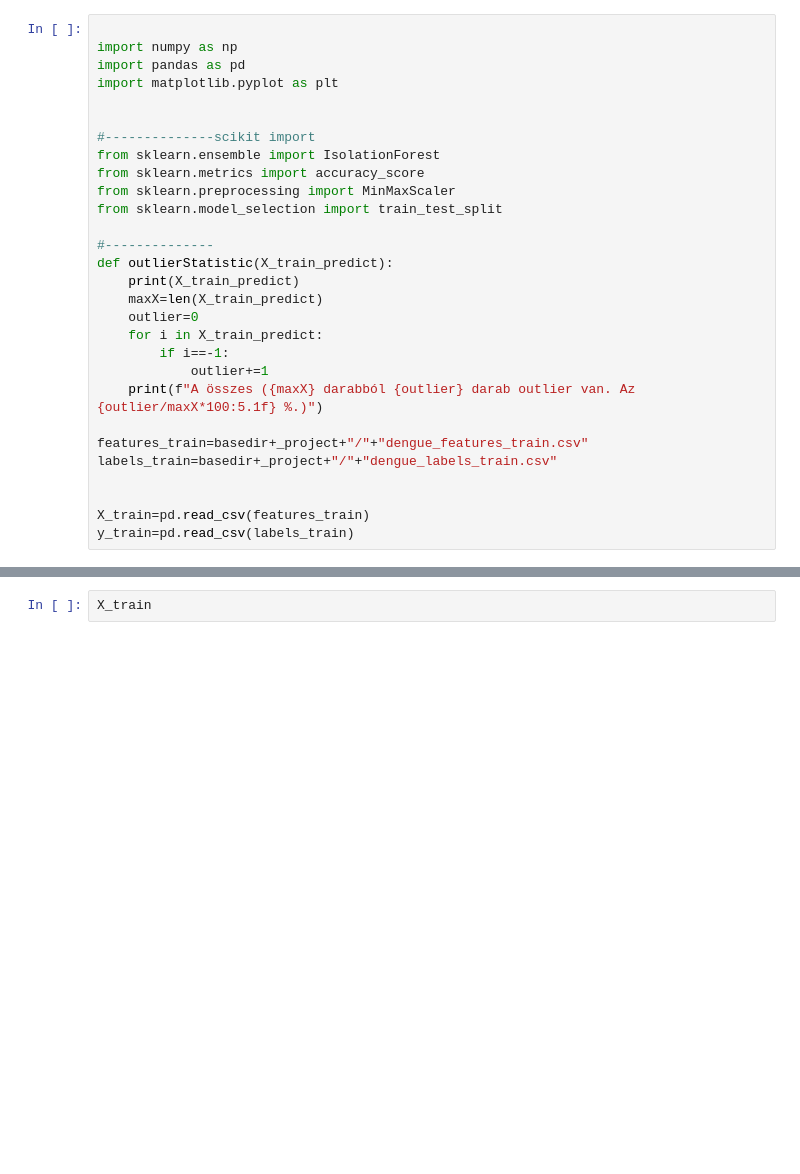
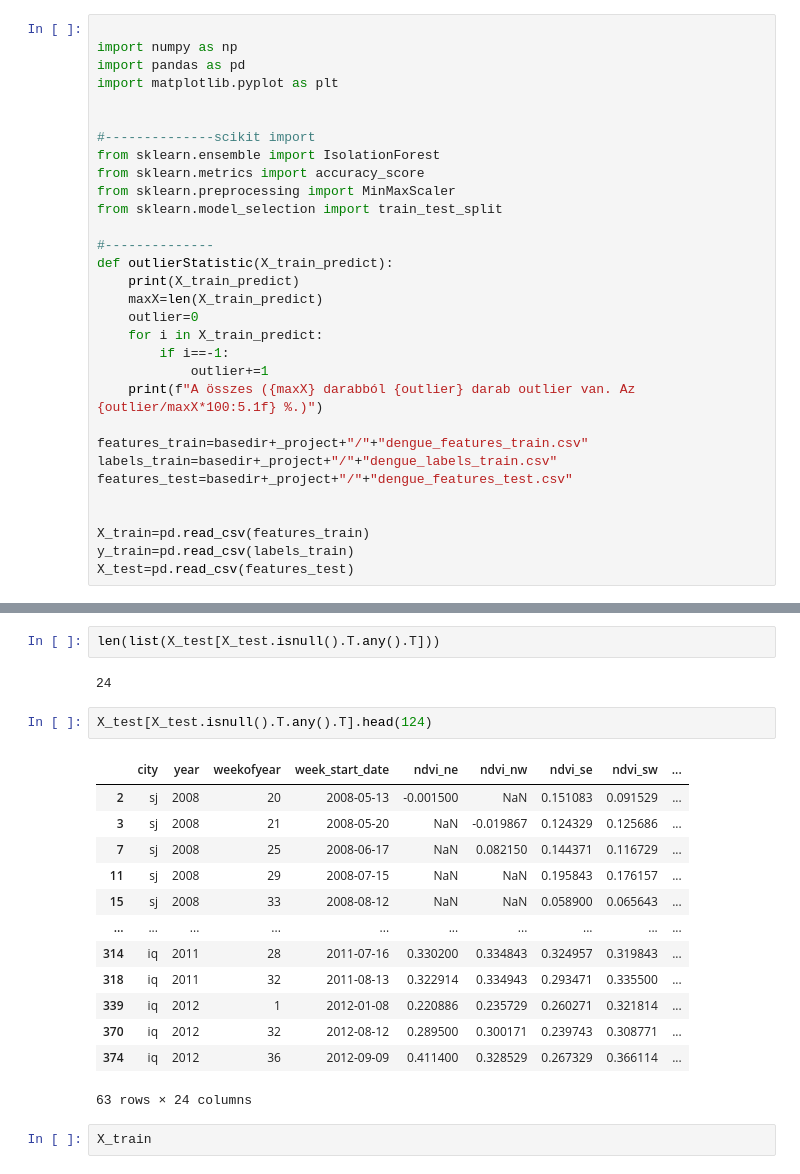
Before and after one commit to sipocz/_dengue, a Jupyter notebook: _dengue_01.ipynb, the cells around one changed output, grey strips where cells are left out. Drawn from its saved outputs; the diff is of its cells as text; blank space fills up the shorter version.

```diff
--- a/_dengue_01.ipynb
+++ b/_dengue_01.ipynb
@@ -69,7 +69,9 @@ def outlierStatistic(X_train_predict):
 
 features_train=basedir+_project+"/"+"dengue_features_train.csv"
 labels_train=basedir+_project+"/"+"dengue_labels_train.csv"
+features_test=basedir+_project+"/"+"dengue_features_test.csv"
 
 
 X_train=pd.read_csv(features_train)
 y_train=pd.read_csv(labels_train)
+X_test=pd.read_csv(features_test)
@@ -76,3 +98,23 @@ y_train=pd.read_csv(labels_train)
+# %%
+len(list(X_test[X_test.isnull().T.any().T]))
+# %% [output]
+24
+# %%
+X_test[X_test.isnull().T.any().T].head(124)
+# %% [output]
+|  | city | year | weekofyear | week_start_date | ndvi_ne | ndvi_nw | ndvi_se | ndvi_sw | ... |
+| 2 | sj | 2008 | 20 | 2008-05-13 | -0.001500 | NaN | 0.151083 | 0.091529 | ... |
+| 3 | sj | 2008 | 21 | 2008-05-20 | NaN | -0.019867 | 0.124329 | 0.125686 | ... |
+| 7 | sj | 2008 | 25 | 2008-06-17 | NaN | 0.082150 | 0.144371 | 0.116729 | ... |
+| 11 | sj | 2008 | 29 | 2008-07-15 | NaN | NaN | 0.195843 | 0.176157 | ... |
+| 15 | sj | 2008 | 33 | 2008-08-12 | NaN | NaN | 0.058900 | 0.065643 | ... |
+| ... | ... | ... | ... | ... | ... | ... | ... | ... | ... |
+| 314 | iq | 2011 | 28 | 2011-07-16 | 0.330200 | 0.334843 | 0.324957 | 0.319843 | ... |
+| 318 | iq | 2011 | 32 | 2011-08-13 | 0.322914 | 0.334943 | 0.293471 | 0.335500 | ... |
+| 339 | iq | 2012 | 1 | 2012-01-08 | 0.220886 | 0.235729 | 0.260271 | 0.321814 | ... |
+| 370 | iq | 2012 | 32 | 2012-08-12 | 0.289500 | 0.300171 | 0.239743 | 0.308771 | ... |
+| 374 | iq | 2012 | 36 | 2012-09-09 | 0.411400 | 0.328529 | 0.267329 | 0.366114 | ... |
+63 rows × 24 columns
 # %%
 X_train
 # %% [output]
```
Also changed, not shown: parts of 9 cells of this notebook.
